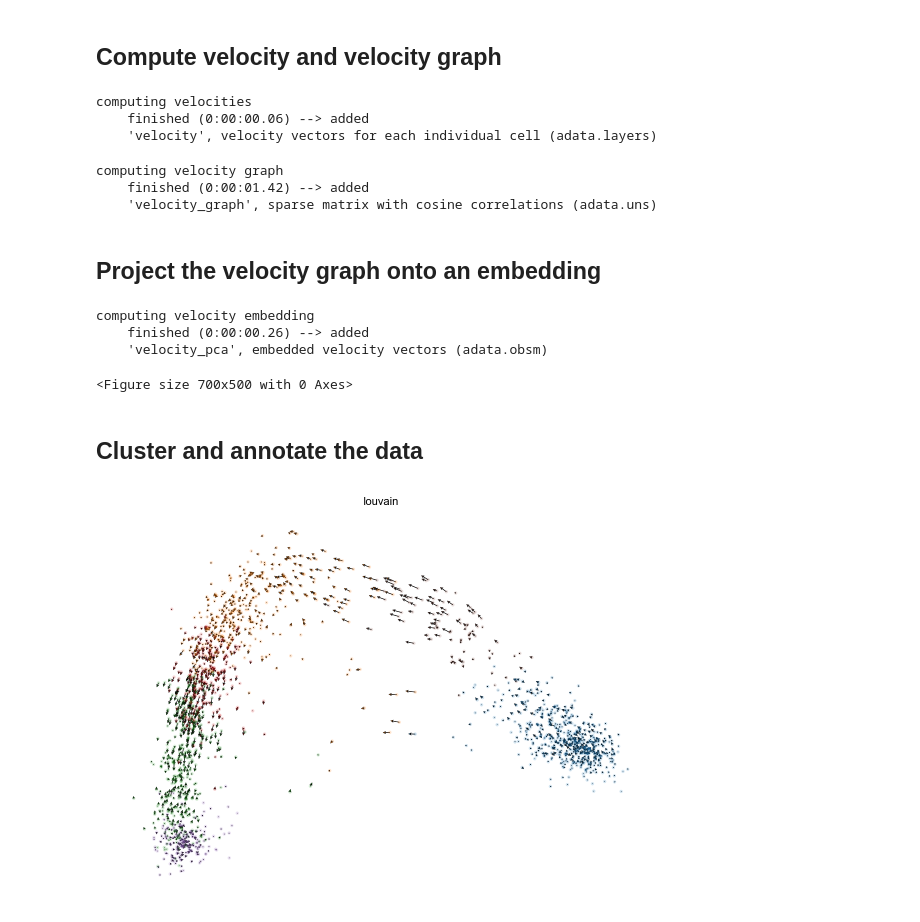
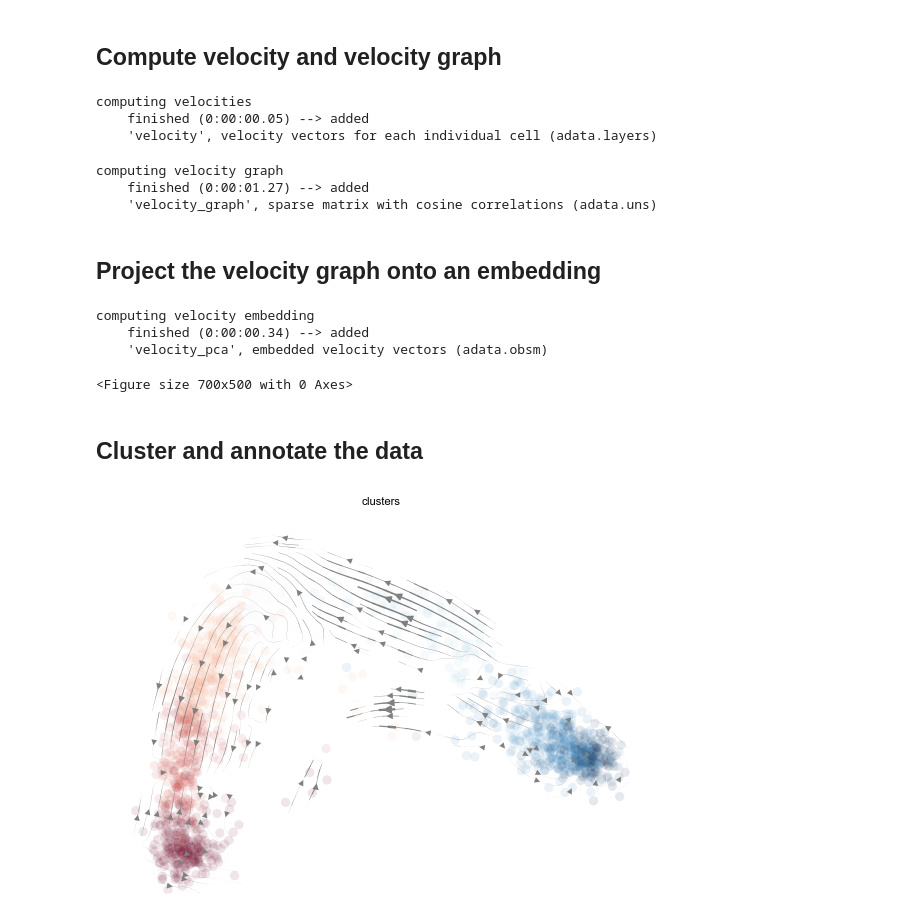
Before and after one commit to theislab/scvelo_notebooks, a Jupyter notebook: ForebrainGlut.ipynb, the cells around one changed output. Cells and saved outputs as stored; diff of their text form; code cells hidden in the pictures.

```diff
--- a/ForebrainGlut.ipynb
+++ b/ForebrainGlut.ipynb
@@ -23,6 +23,7 @@ scv.settings.set_figure_params('scvelo')
 adata = scv.read('data/ForebrainGlut/hgForebrainGlut.loom', cleanup=True, sparse=True, cache=True,
                  backup_url='http://pklab.med.harvard.edu/velocyto/hgForebrainGlut/hgForebrainGlut.loom')
 adata.var_names_make_unique()
+adata.obs['clusters'] = adata.obs['Clusters']
 # %% [output]
 Variable names are not unique. To make them unique, call `.var_names_make_unique`.
 # %%
@@ -49 +57,9 @@ computing moments based on connectivities
     'Ms' and 'Mu', moments of spliced/unspliced abundances (adata.layers)
+# %%
+import numpy as np
+from matplotlib import colors, cm
+vals = np.array(range(len(adata.obs.clusters.cat.categories))) + 1
+vals = vals / (vals.max() + 1)
+adata.uns['clusters_colors'] = [colors.to_hex(c) for c in cm.get_cmap('viridis')(vals)]
+
+scv.pl.scatter(adata, basis='pca', color='clusters', legend_loc='on data') # use colormap tab20b
@@ -53,29 +71,29 @@ computing moments based on connectivities
 scv.tl.velocity(adata)
 # %% [output]
 computing velocities
-    finished (0:00:00.06) --> added
+    finished (0:00:00.05) --> added
     'velocity', velocity vectors for each individual cell (adata.layers)
 # %%
 scv.tl.velocity_graph(adata)
 # %% [output]
 computing velocity graph
-    finished (0:00:01.42) --> added
+    finished (0:00:01.27) --> added
     'velocity_graph', sparse matrix with cosine correlations (adata.uns)
 # %% [markdown]
 ## Project the velocity graph onto an embedding
 # %%
-scv.tl.louvain(adata, resolution=.7, random_state=4)
+#scv.tl.louvain(adata, resolution=.7, random_state=4)
 scv.tl.velocity_embedding(adata, basis='pca')
 # %% [output]
 computing velocity embedding
-    finished (0:00:00.26) --> added
+    finished (0:00:00.34) --> added
     'velocity_pca', embedded velocity vectors (adata.obsm)
 <Figure size 700x500 with 0 Axes>
 # %% [markdown]
 ## Cluster and annotate the data
 # %%
-scv.pl.velocity_embedding(adata, basis='pca')
+scv.pl.velocity_embedding_stream(adata, basis='pca')
 # %% [output]
-[figure, old version]
+[figure, new version]
 # %%
 scv.tl.terminal_states(adata)
```
Also changed, not shown: parts of 8 cells of this notebook.
